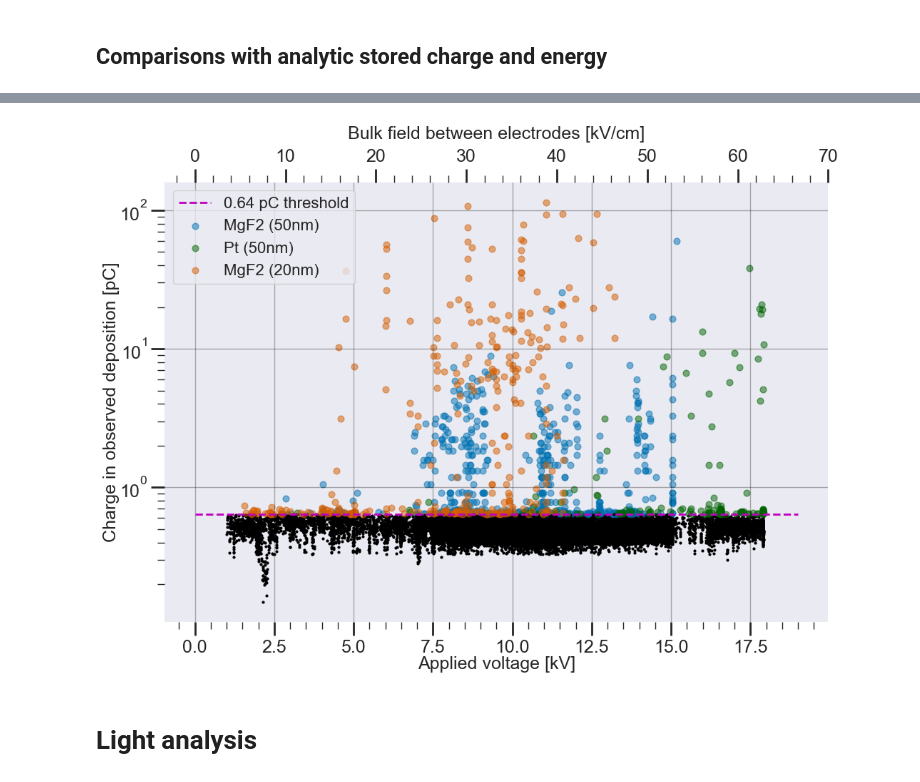
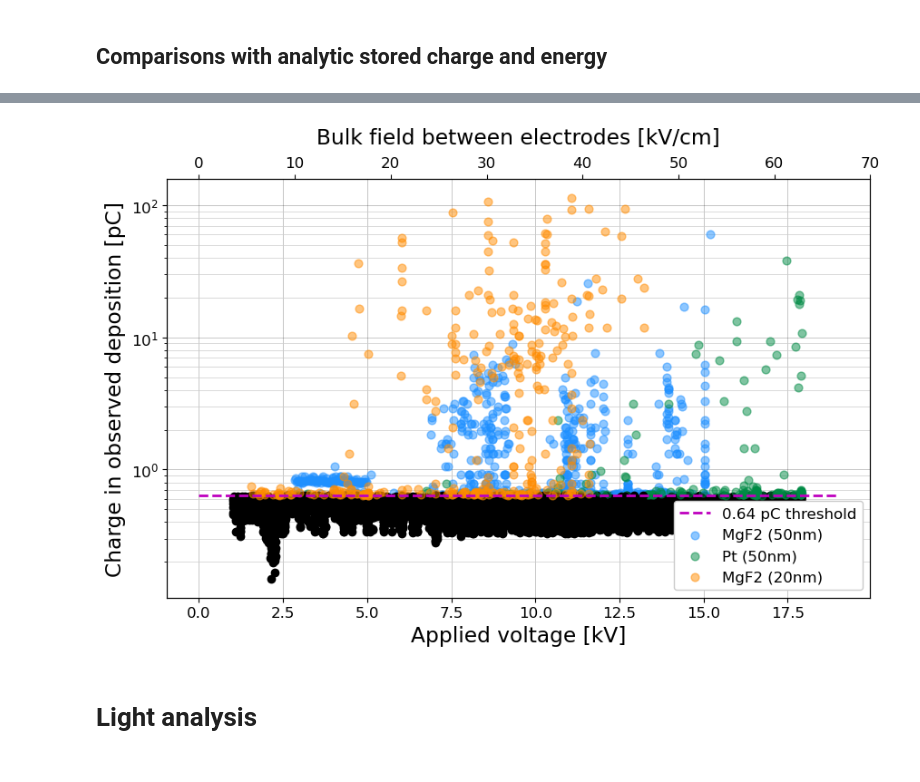
Before and after one commit to ejangelico/ad2-data-processing, a Jupyter notebook: notebooks/Analysis of run comparisons.ipynb, the cells around one changed output, grey strips where cells are left out. Cells and saved outputs as stored; diff of their text form; code cells hidden in the pictures.

```diff
--- a/notebooks/Analysis of run comparisons.ipynb
+++ b/notebooks/Analysis of run comparisons.ipynb
@@ -203,8 +234,11 @@ for run, ana in anas.items():
 # %% [markdown]
 ## History plots
 # %%
-colors = plt.rcParams['axes.prop_cycle'].by_key()['color']
-colors[1] = 'darkgreen'
+import matplotlib.pyplot as plt
+plt.style.use('/Users/linsi/Documents/stanford/pythonstyle/evanstyle.mplstyle')
+
+#colors = plt.rcParams['axes.prop_cycle'].by_key()['color']
+colors = ['#1E90FF','#008B45','#FF8C00']
 charge_dot_scale = 10
 
 fig, ax = plt.subplots()
@@ -273,6 +307,5 @@ plt.show()
 # %%
-colors = plt.rcParams['axes.prop_cycle'].by_key()['color']
-colors[1] = 'darkgreen'
+colors = ['#1E90FF','#008B45','#FF8C00']
 charge_dot_scale = 10
 
 
@@ -339,6 +372,5 @@ for i, run in enumerate([7,8,9]):
 # %%
-colors = plt.rcParams['axes.prop_cycle'].by_key()['color']
-colors[1] = 'darkgreen'
+colors = ['#1E90FF','#008B45','#FF8C00']
 charge_dot_scale = 10
 
 fig, ax = plt.subplots()
@@ -388,7 +420,6 @@ plt.show()
 # %%
 #now we move to a time based history plot that requires a time window
-colors = plt.rcParams['axes.prop_cycle'].by_key()['color']
-colors[1] = 'darkgreen'
+colors = ['#1E90FF','#008B45','#FF8C00']
 charge_dot_scale = 10
 
 ana = anas[7]
@@ -546,8 +577,7 @@ plt.show()
 # %%
 #similar as above, but now stored charge.
 fig, ax = plt.subplots()
-colors = plt.rcParams['axes.prop_cycle'].by_key()['color']
-colors[1] = 'darkgreen'
+colors = ['#1E90FF','#008B45','#FF8C00']
 
 ax2 = ax.twiny()
 hardware_threshold = 0.64 #pC
@@ -561,34 +591,34 @@ for i, run in enumerate([7,8,9]):
     d =  ana.df
     d = d[~d["ch3 charge"].isna()]
 
     #plot noise events
     mask = (d["ch3 hv"] > 1) & (np.abs(d["ch3 charge"]) < hardware_threshold)
     du_evts = d[mask]
 
     ax.scatter(du_evts["ch3 hv"], np.abs(du_evts["ch3 charge"]), color='k')
     ax2.scatter(du_evts["ch3 field"], du_evts["ch3 charge"], color='k', alpha=0)
 
     #plot signal events
     mask = (d["ch3 hv"] > 1) & (d["ch3 charge"] < -1*hardware_threshold)
     du_evts = d[mask]
 
     ax.scatter(du_evts["ch3 hv"], np.abs(du_evts["ch3 charge"]), marker='o', facecolors=colors[i], s=40, label=ana.title, alpha=0.5)
 
 
 ax2.grid(False)
 ax2.set_xlabel("Bulk field between electrodes [kV/cm]", labelpad=10)
 ax.set_xlabel("Applied voltage [kV]")
 ax.set_ylabel("Charge in observed deposition [pC]")
 ax.legend(frameon=True)
 ax.grid(color='k', alpha=0.3)
 ax.set_yscale("log")
 E_f = lambda V:V/0.285
 ymin, ymax = ax.get_xlim()
 ax2.set_xlim(E_f(ymin), E_f(ymax))
 
 plt.show()
 # %% [output]
-[figure, old version]
+[figure, new version]
 # %% [markdown]
 # Light analysis
 # %%
```
Also changed, not shown: parts of 21 cells of this notebook, 3 other files.
